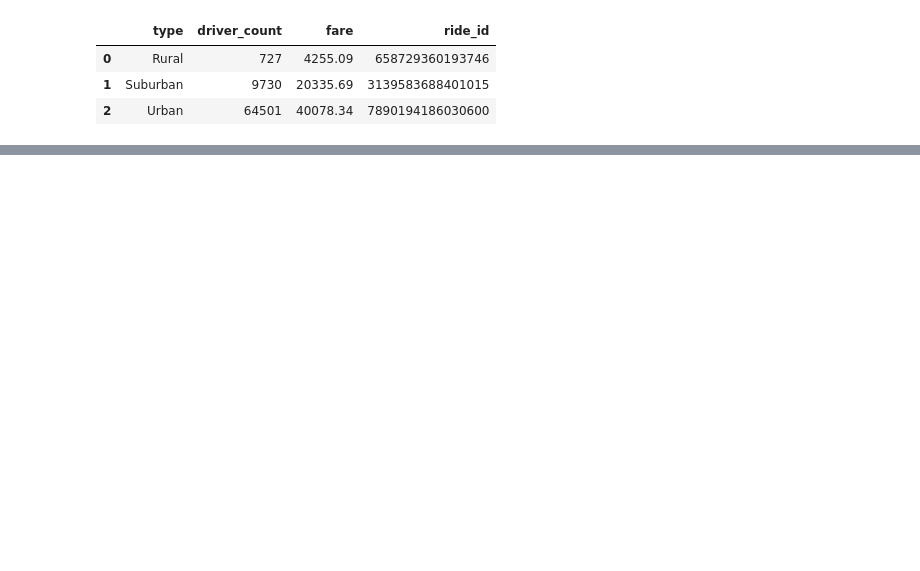
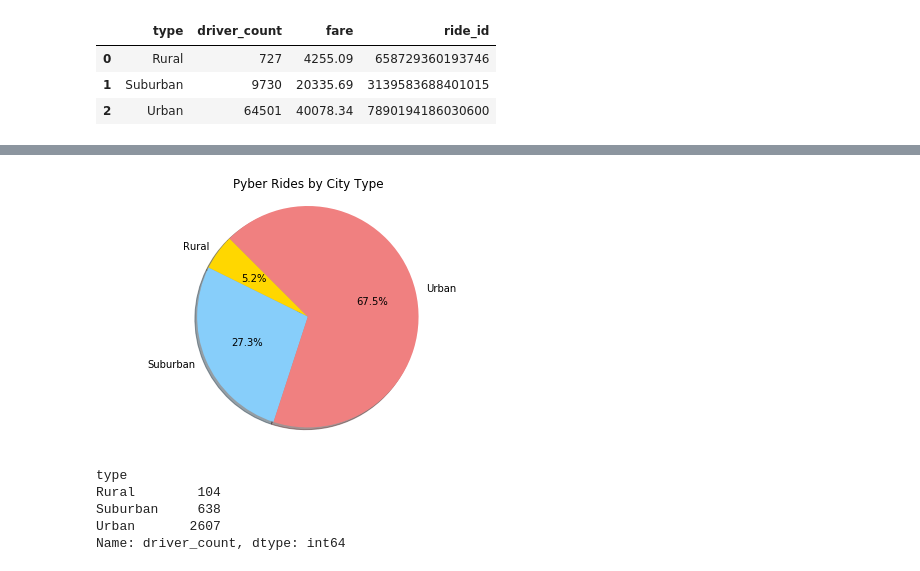
Before and after one commit to ehyoder/Matplotlib, a Jupyter notebook: Pyber_homework_Beth_Yoder_new.ipynb, the cells around one changed output, grey strips where cells are left out. Saved outputs shown, nothing was run; the diff lists cells and outputs as text; code cells hidden in the pictures; blank space fills up the shorter version.

```diff
--- a/Pyber_homework_Beth_Yoder_new.ipynb
+++ b/Pyber_homework_Beth_Yoder_new.ipynb
@@ -97,33 +112,47 @@ total_rides
 # %%
 # Pie chart 2
 # % of Total Rides by City Type
 
-#plt.pie(
+plt.pie(
     # using data from groupby
-    #total_rides,
+    total_rides['ride_id'],
     # with the labels being types of city
-    #labels=city_type['type'],
+    labels=total_rides['type'],
     # with shadows
-    #shadow=True,
+    shadow=True,
     # with colors
-    #colors=["Gold", "#87cefa", "#ff7f50"],
+    colors=["Gold", "#87cefa", "#f08080"],
     # with one slide exploded out
     #explode=(0, 0, 0, 0, 0.15),
     # with the start angle at 135%
-    #startangle=135,
+    startangle=135,
     # with the percent listed as a fraction
-    #autopct='%1.1f%%',
-    #)
+    autopct='%1.1f%%',
+    )
 
 # View the plot drop above
-#plt.axis('equal')
+plt.axis('equal')
 
 # Add a title to the chart
-#plt.title("Pyber Fares by City Type")
+plt.title("Pyber Rides by City Type")
 
 # View the plot
-#plt.tight_layout()
-#plt.show()
+plt.tight_layout()
+plt.show()
+# %% [output]
+[figure, added]
+# %%
+drivers = city_data.groupby("type").sum()["driver_count"]
+# Calculate total fares
+#total_drivers = merge_data.loc[:,"driver_count"]
+#total_drivers = total_drivers.sum()
+drivers
+# %% [output]
+type
+Rural        104
+Suburban     638
+Urban       2607
+Name: driver_count, dtype: int64
 # %%
 # Pie chart 3
 # % of Total Drivers by City Type
```
Also changed, not shown: parts of 8 cells of this notebook.
